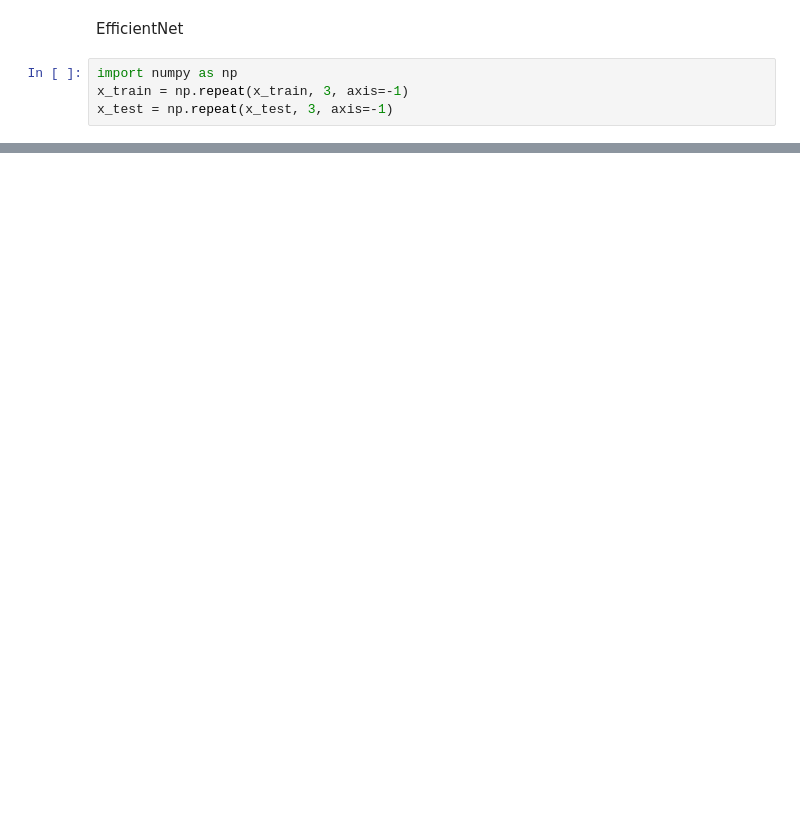
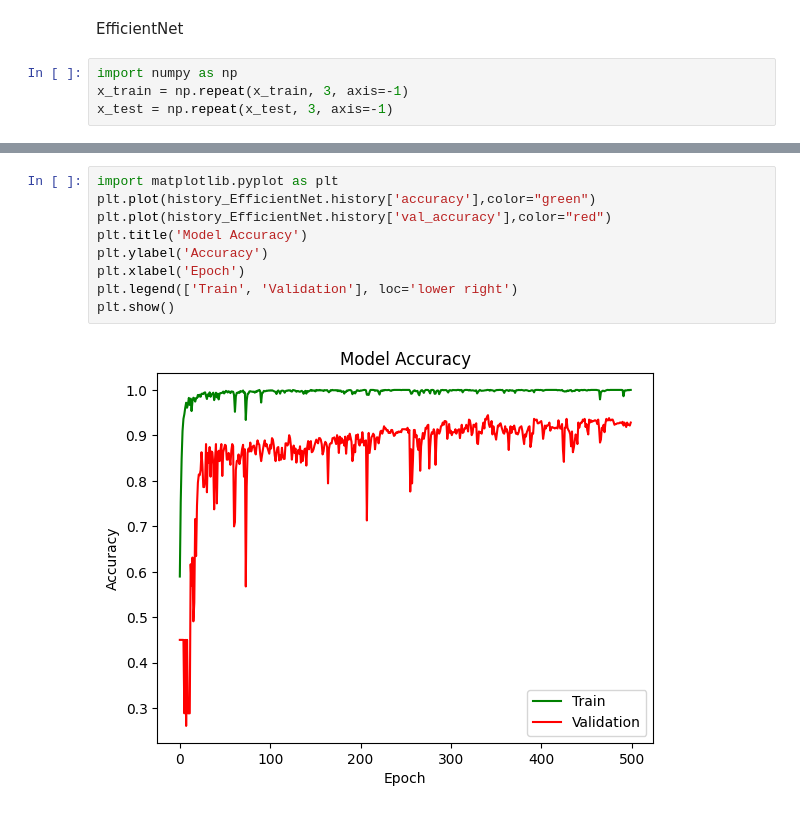
Before and after one commit to Mahdiyeh-Asgharpour/Multi-Stage-Brain-Tumor-Diagnosis, a Jupyter notebook: code.ipynb, the cells around one changed output, grey strips where cells are left out. Cells and saved outputs as stored; diff of their text form; blank space fills up the shorter version.

Commit message:
EfficientNet

```diff
--- a/code.ipynb
+++ b/code.ipynb
@@ -372,0 +371,11 @@ KeyboardInterrupt:
+# %%
+import matplotlib.pyplot as plt
+plt.plot(history_EfficientNet.history['accuracy'],color="green")
+plt.plot(history_EfficientNet.history['val_accuracy'],color="red")
+plt.title('Model Accuracy')
+plt.ylabel('Accuracy')
+plt.xlabel('Epoch')
+plt.legend(['Train', 'Validation'], loc='lower right')
+plt.show()
+# %% [output]
+[figure, added]
```
Also changed, not shown: parts of 6 cells of this notebook.
